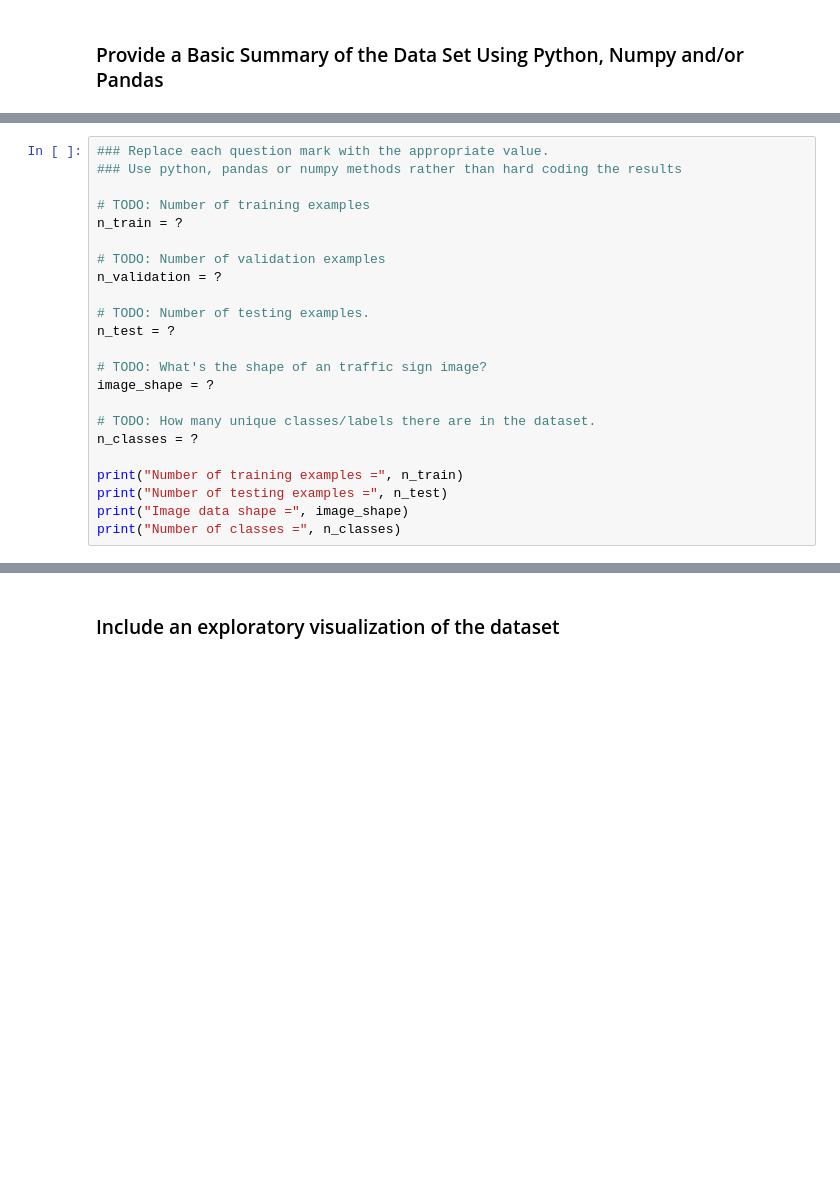
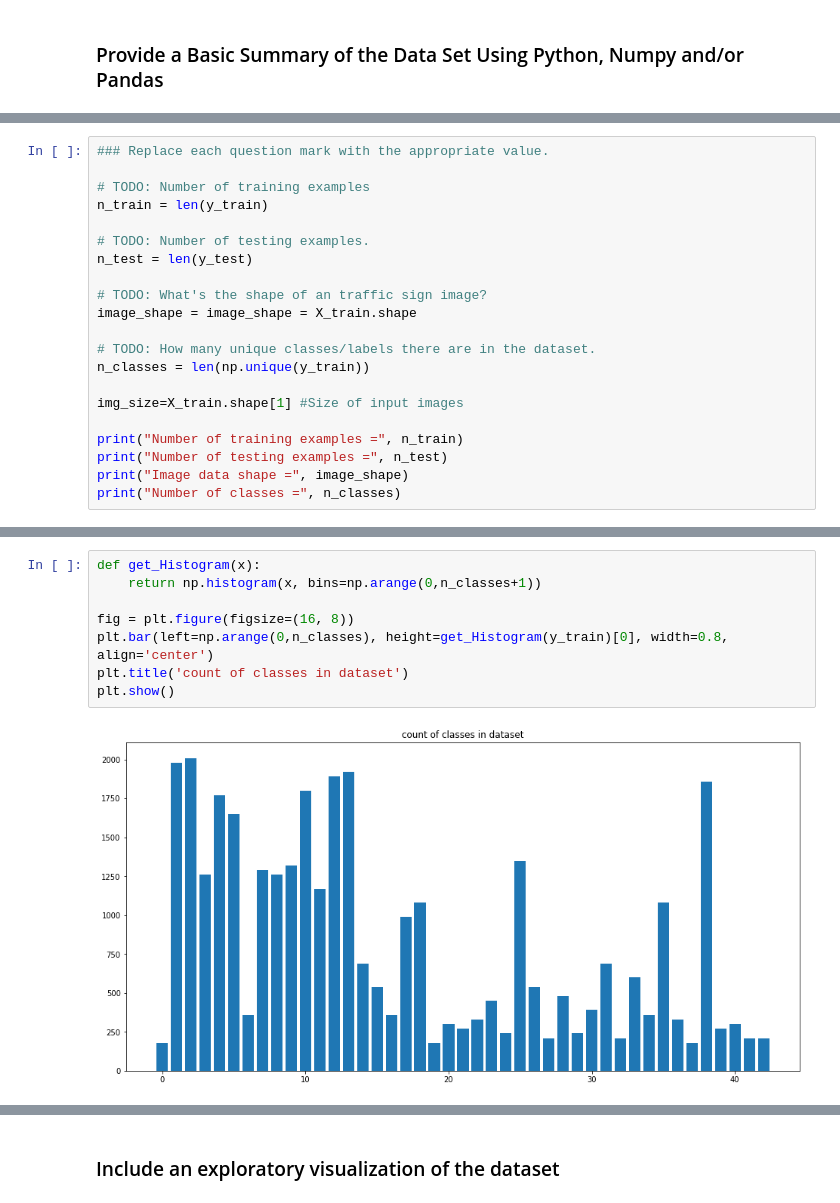
Before and after one commit to kputtur/traffic-sign-classifier, a Jupyter notebook: Traffic_Sign_Classifier.ipynb, the cells around one changed output, grey strips where cells are left out. Drawn from its saved outputs; the diff is of its cells as text; blank space fills up the shorter version.

```diff
--- a/Traffic_Sign_Classifier.ipynb
+++ b/Traffic_Sign_Classifier.ipynb
@@ -148,21 +200,19 @@ AttributeError: 'builtin_function_or_method' object has no attribute 'np'
 # %%
 ### Replace each question mark with the appropriate value.
-### Use python, pandas or numpy methods rather than hard coding the results
 
 # TODO: Number of training examples
-n_train = ?
-
-# TODO: Number of validation examples
-n_validation = ?
+n_train = len(y_train)
 
 # TODO: Number of testing examples.
-n_test = ?
+n_test = len(y_test)
 
 # TODO: What's the shape of an traffic sign image?
-image_shape = ?
+image_shape = image_shape = X_train.shape
 
 # TODO: How many unique classes/labels there are in the dataset.
-n_classes = ?
+n_classes = len(np.unique(y_train))
+
+img_size=X_train.shape[1] #Size of input images
 
 print("Number of training examples =", n_train)
 print("Number of testing examples =", n_test)
@@ -170,0 +274,10 @@ print("Number of classes =", n_classes)
+# %%
+def get_Histogram(x):
+    return np.histogram(x, bins=np.arange(0,n_classes+1))
+
+fig = plt.figure(figsize=(16, 8))
+plt.bar(left=np.arange(0,n_classes), height=get_Histogram(y_train)[0], width=0.8, align='center')
+plt.title('count of classes in dataset')
+plt.show()
+# %% [output]
+[figure, added]
```
Also changed, not shown: parts of 45 cells of this notebook, 9 other files.
